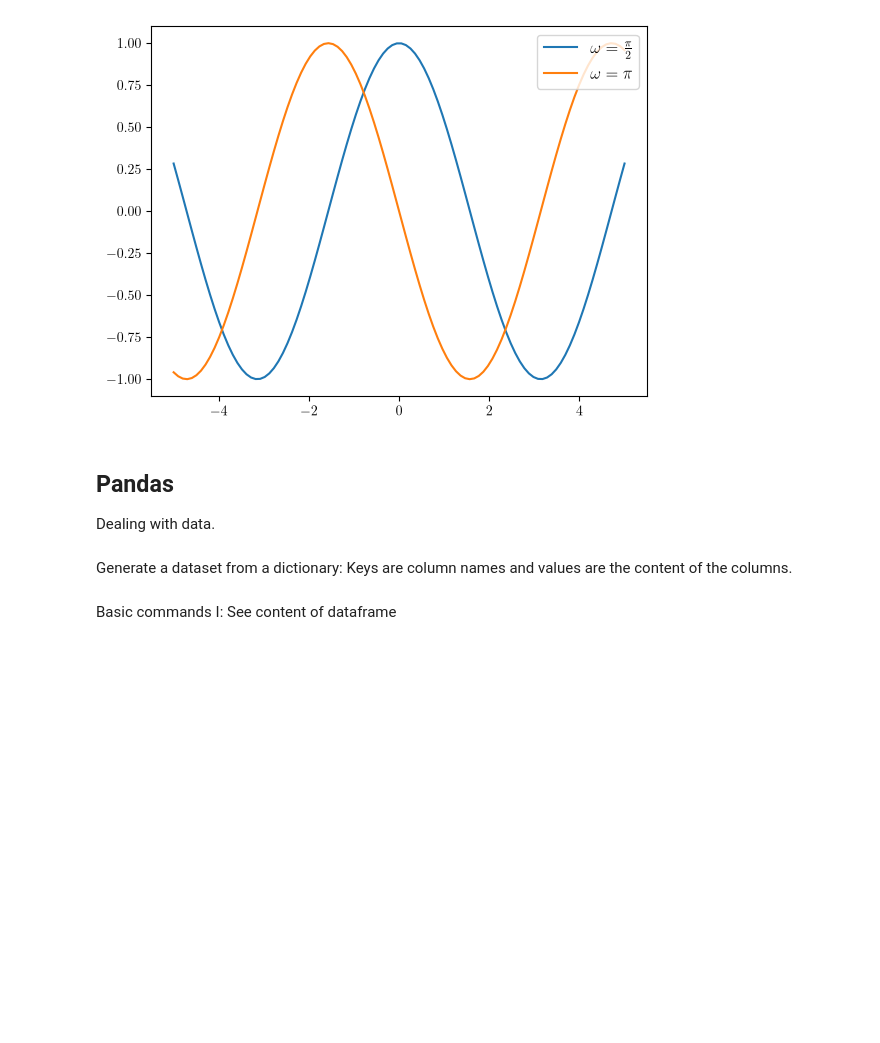
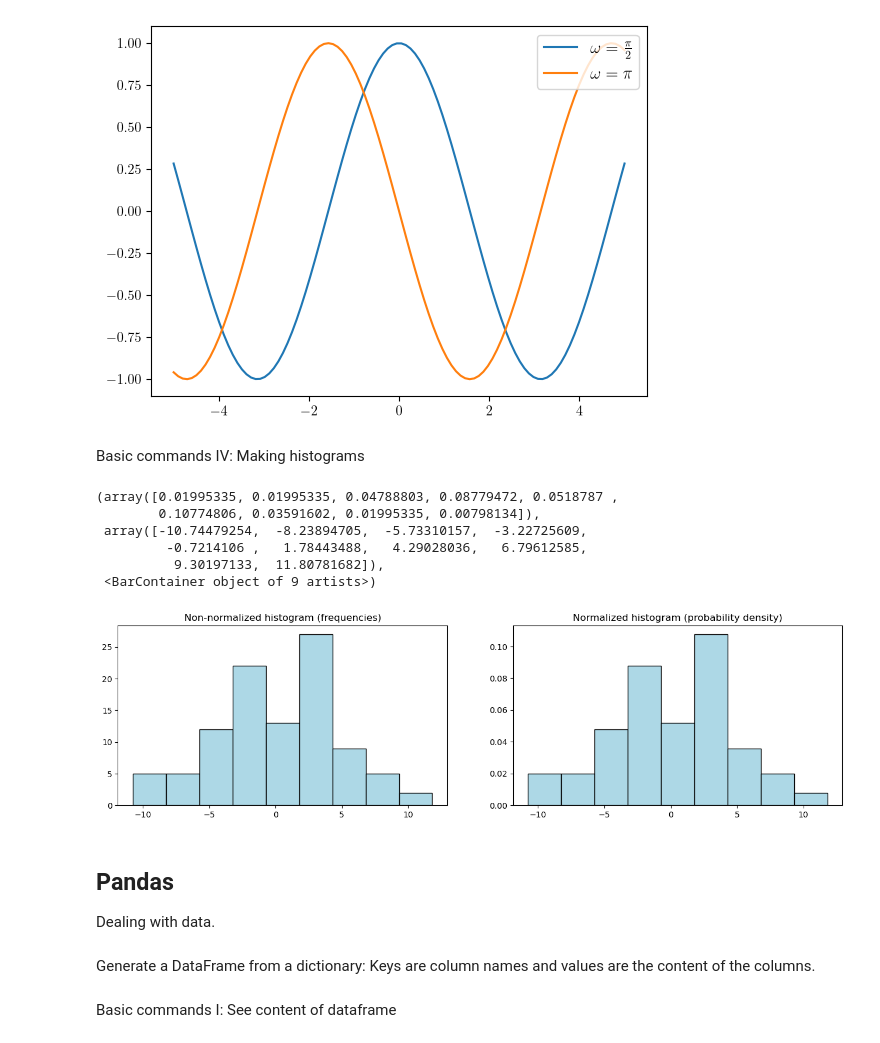
Before and after one commit to jvrglr/Scientific_python_QLS_diploma_26-27, a Jupyter notebook: Lecture_4.ipynb, the cells around one changed output. Saved outputs shown, nothing was run; the diff lists cells and outputs as text; code cells hidden in the pictures; blank space fills up the shorter version.

```diff
--- a/Lecture_4.ipynb
+++ b/Lecture_4.ipynb
@@ -162,6 +163,28 @@ plt.legend(fontsize=12, loc='upper right')
 # %% [output]
 <matplotlib.legend.Legend at 0x...>
 [figure]
+# %% [markdown]
+Basic commands IV: Making histograms
+# %%
+xs = np.random.normal(0, 5, 100) # Random data
+n_bins = 10 # Number of bins
+bins = np.linspace(min(xs), max(xs), n_bins) # Bin edges
+
+fig = plt.figure(figsize=(16,4))
+plt.subplot(121)
+plt.title("Non-normalized histogram (frequencies)")
+plt.hist(xs, bins=bins, color='lightblue', edgecolor='black')
+plt.subplot(122)
+plt.title("Normalized histogram (probability density)")
+plt.hist(xs, bins=bins, color='lightblue', edgecolor='black', density=True)
+# %% [output]
+(array([0.01995335, 0.01995335, 0.04788803, 0.08779472, 0.0518787 ,
+        0.10774806, 0.03591602, 0.01995335, 0.00798134]),
+ array([-10.74479254,  -8.23894705,  -5.73310157,  -3.22725609,
+         -0.7214106 ,   1.78443488,   4.29028036,   6.79612585,
+          9.30197133,  11.80781682]),
+ <BarContainer object of 9 artists>)
+[figure, added]
 # %% [markdown]
 ## Pandas
 
@@ -169,5 +192,5 @@ Dealing with data.
 # %%
 import pandas as pd
 # %% [markdown]
-Generate a dataset from a dictionary: Keys are column names and values are the content of the columns.
+Generate a DataFrame from a dictionary: Keys are column names and values are the content of the columns.
 # %%
```
Also changed, not shown: parts of 15 cells of this notebook.
